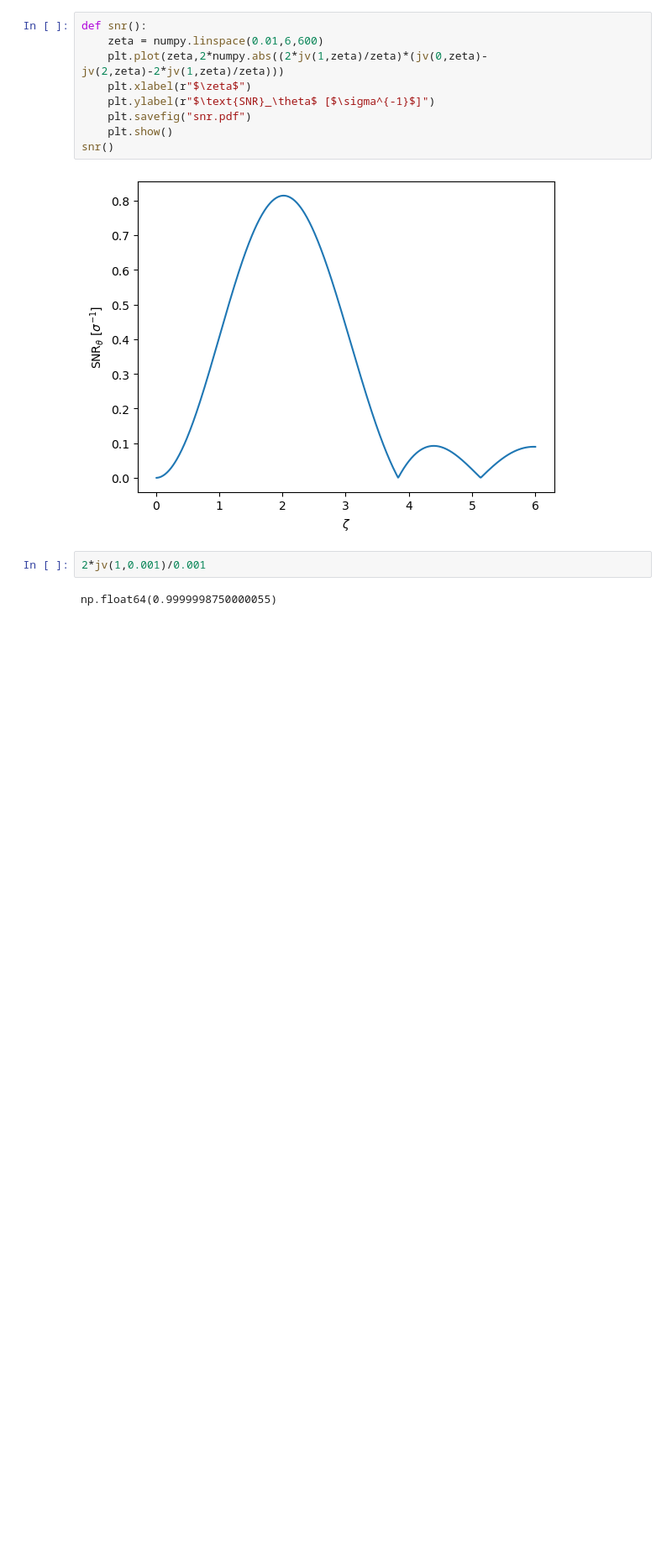
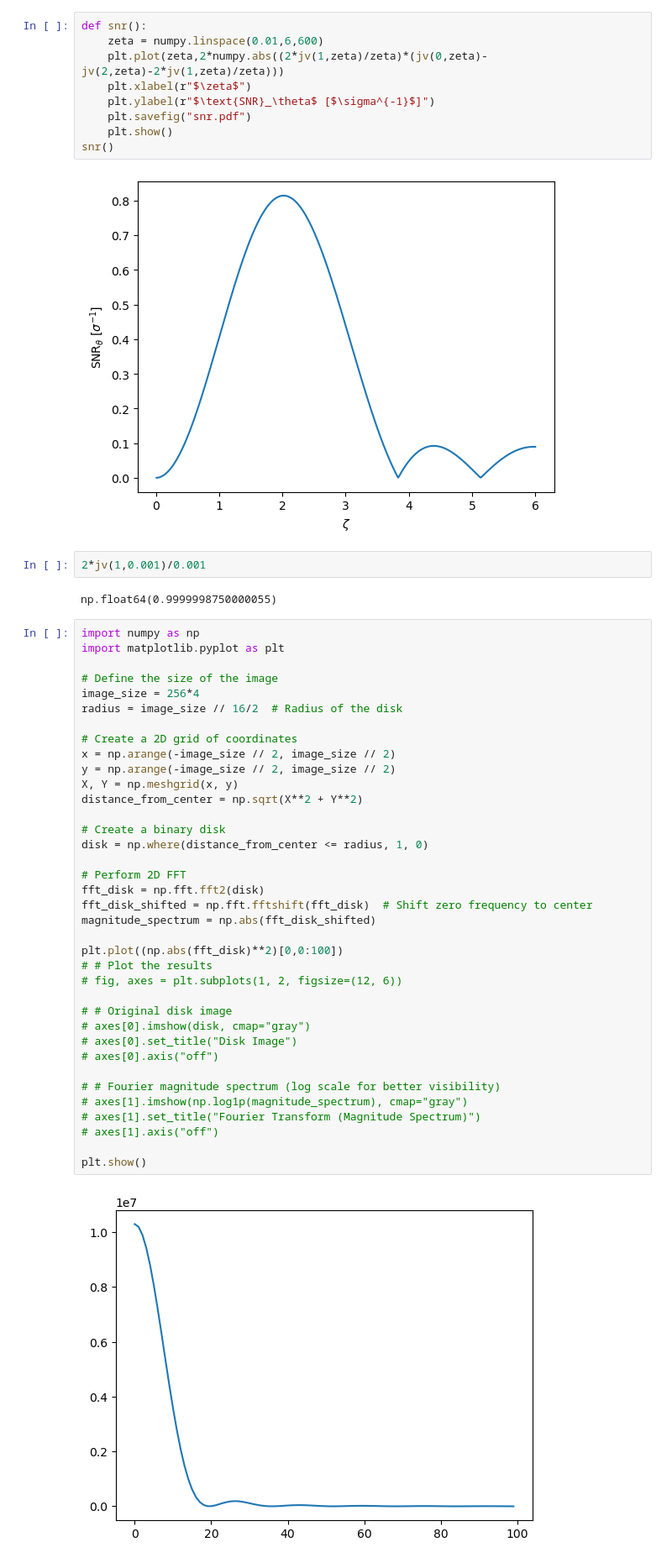
Before and after one commit to AlexGKim/II, a Jupyter notebook: Untitled.ipynb, the cells around one changed output. Shown at 84% size. Saved outputs shown, nothing was run; the diff lists cells and outputs as text; blank space fills up the shorter version.

```diff
--- a/Untitled.ipynb
+++ b/Untitled.ipynb
@@ -122,3 +189,42 @@ snr()
 2*jv(1,0.001)/0.001
 # %% [output]
 np.float64(0.9999998750000055)
+# %%
+import numpy as np
+import matplotlib.pyplot as plt
+
+# Define the size of the image
+image_size = 256*4
+radius = image_size // 16/2  # Radius of the disk
+
+# Create a 2D grid of coordinates
+x = np.arange(-image_size // 2, image_size // 2)
+y = np.arange(-image_size // 2, image_size // 2)
+X, Y = np.meshgrid(x, y)
+distance_from_center = np.sqrt(X**2 + Y**2)
+
+# Create a binary disk
+disk = np.where(distance_from_center <= radius, 1, 0)
+
+# Perform 2D FFT
+fft_disk = np.fft.fft2(disk)
+fft_disk_shifted = np.fft.fftshift(fft_disk)  # Shift zero frequency to center
+magnitude_spectrum = np.abs(fft_disk_shifted)
+
+plt.plot((np.abs(fft_disk)**2)[0,0:100])
+# # Plot the results
+# fig, axes = plt.subplots(1, 2, figsize=(12, 6))
+
+# # Original disk image
+# axes[0].imshow(disk, cmap="gray")
+# axes[0].set_title("Disk Image")
+# axes[0].axis("off")
+
+# # Fourier magnitude spectrum (log scale for better visibility)
+# axes[1].imshow(np.log1p(magnitude_spectrum), cmap="gray")
+# axes[1].set_title("Fourier Transform (Magnitude Spectrum)")
+# axes[1].axis("off")
+
+plt.show()
+# %% [output]
+[figure, added]
```
Also changed, not shown: parts of 5 cells of this notebook.
